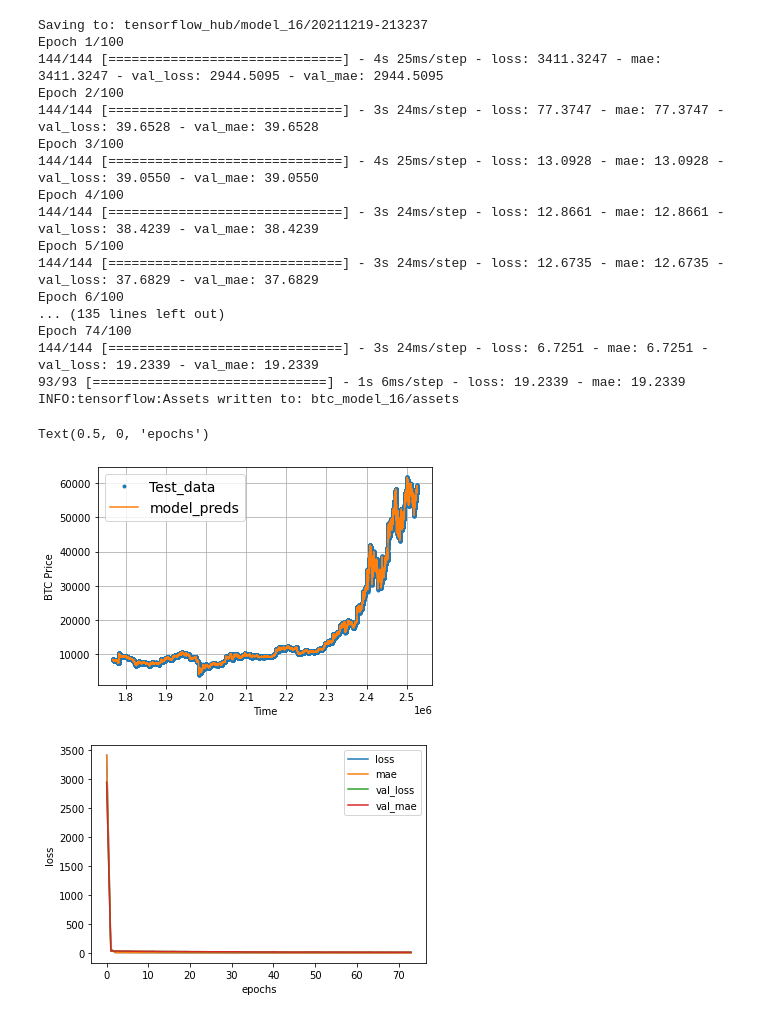
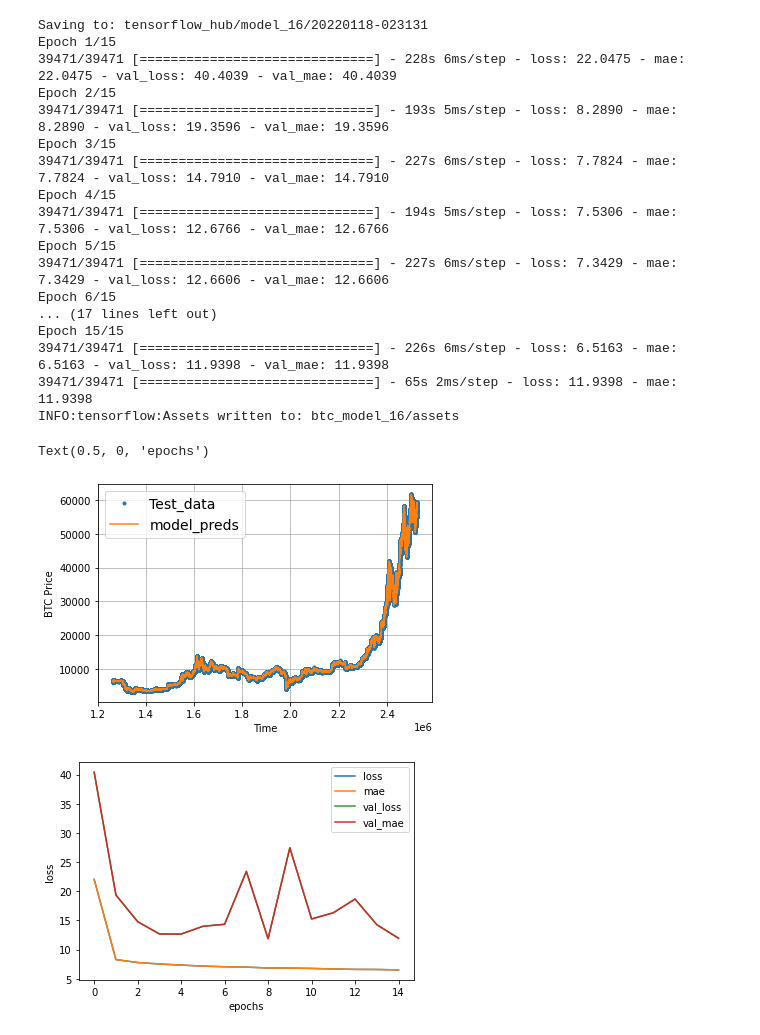
Before and after one commit to Khosraw/Science-Fair-2021-2022-Predicting-Human-Behavior-Buy-Sell-Activities-in-Markets-Using-Deep-Learning, a Jupyter notebook: SF_TF_BTC_Final.ipynb, the cells around one changed output. Cells and saved outputs as stored; diff of their text form; code cells hidden in the pictures.

```diff
--- a/SF_TF_BTC_Final.ipynb
+++ b/SF_TF_BTC_Final.ipynb
@@ -25,6 +25,12 @@ def create_tensorboard_callback(dir_name, experiment_name):
   print(f"Saving to: {log_dir}")
   return tensorboard_callback
 
+# ModelCheckpoint callback
+def create_model_checkpoint(model_name, save_path="model_experiments"):
+  return tf.keras.callbacks.ModelCheckpoint(filepath=os.path.join(save_path, model_name),
+                                            verbose=0,
+                                            save_best_only=True)
+
 # label windows into X values and y values
 def get_labelled_windows(x, horizon=1):
   return x[:, :-horizon], x[:, -horizon:]
@@ -42,19 +48,13 @@ def make_windows(x, window_size=7, horizon=1):
   return windows, labels
 
 # Make the train/test splits
-def make_train_test_splits(windows, labels, test_split=0.3):
+def make_train_test_splits(windows, labels, test_split=0.5):
   split_size = int(len(windows) * (1-test_split))
   train_windows = windows[:split_size]
   train_labels = labels[:split_size]
   test_windows = windows[split_size:]
   test_labels = labels[split_size:]
   return train_windows, test_windows, train_labels, test_labels
-
-# ModelCheckpoint callback
-def create_model_checkpoint(model_name, save_path="model_experiments"):
-  return tf.keras.callbacks.ModelCheckpoint(filepath=os.path.join(save_path, model_name),
-                                            verbose=0,
-                                            save_best_only=True)
 
 # plot the testing labels specific to the time-series problem
 def plot_time_series(timesteps, values, format='.', start=0, end=None, label=None):
@@ -70,13 +70,13 @@ def plot_time_series(timesteps, values, format='.', start=0, end=None, label=Non
 np.set_printoptions(precision=15, suppress=True)
 btc_data = pd.read_csv(
     "/content/output.csv",
-    names=["Time", "Open", "Tone"])
+    names=["Time", "Open", "Tone", "Volume", "Weighted Price"])
 
 ct = make_column_transformer(
     (MinMaxScaler(), ["Time"])
 )
 
-X_btc = btc_data[["Time", "Tone"]]
+X_btc = btc_data[["Time", "Tone", "Volume", "Weighted Price"]]
 y_btc = btc_data["Open"]
 
 ct.fit(X_btc, y_btc)
@@ -85,7 +85,7 @@ X_btc = ct.transform(X_btc)
 timesteps = btc_data.index.to_numpy()
 prices = btc_data["Open"].to_numpy()
 
-split_size = int(0.7 * len(prices))
+split_size = int(0.5 * len(prices))
 # Create train data splits (everything before the split)
 X_train_a, y_train_a = timesteps[:split_size], prices[:split_size]
 
@@ -99,6 +99,7 @@ full_windows, full_labels = make_windows(prices, window_size=WINDOW_SIZE, horizo
 X_train, X_test, y_train, y_test = make_train_test_splits(full_windows, full_labels)
 
 
+# early stopping callback
 early_stopping = tf.keras.callbacks.EarlyStopping(monitor="loss", patience=3)
 
 # simple dense model architecture
@@ -110,52 +111,52 @@ btc_model_16 = tf.keras.Sequential([
   layers.Dense(128, activation="relu"),
   layers.Dense(128, activation="relu"),
   layers.Dense(HORIZON, activation="linear")
 ], name="model_16")
 
 btc_model_16.compile(loss = "mae",
                     optimizer = tf.optimizers.Adam(learning_rate=0.00002),
                     metrics=["mae"])
 
 history = btc_model_16.fit(x=X_train, y=y_train,
-                          batch_size=12288,
+                          batch_size=32,
                           validation_data=(X_test, y_test),
-                          epochs=100,
+                          epochs=15,
                           callbacks=[early_stopping, create_model_checkpoint(model_name=btc_model_16.name), create_tensorboard_callback(dir_name="tensorflow_hub", experiment_name=btc_model_16.name)])
 
 # evaluate and predict
-btc_model_16.evaluate(X_test, y_test, batch_size=8192)
+btc_model_16.evaluate(X_test, y_test, batch_size=32)
 y_pred_1 = btc_model_16.predict(X_test)
 
 btc_model_16.save("btc_model_16")
 btc_model_16.save("btc_model_16.h5")
 
 offset=0
 plot_time_series(timesteps=X_test_a[-len(X_test):], values=y_test[:, 0], start=offset, label="Test_data")
 plot_time_series(timesteps=X_test_a[-len(X_test):], values=y_pred_1, start=offset, format="-", label="model_preds")
 
 # plot loss curve
 pd.DataFrame(history.history).plot()
 plt.ylabel("loss")
 plt.xlabel("epochs")
 # %% [output]
-Saving to: tensorflow_hub/model_16/20211219-213237
-Epoch 1/100
-144/144 [==============================] - 4s 25ms/step - loss: 3411.3247 - mae: 3411.3247 - val_loss: 2944.5095 - val_mae: 2944.5095
-Epoch 2/100
-144/144 [==============================] - 3s 24ms/step - loss: 77.3747 - mae: 77.3747 - val_loss: 39.6528 - val_mae: 39.6528
-Epoch 3/100
-144/144 [==============================] - 4s 25ms/step - loss: 13.0928 - mae: 13.0928 - val_loss: 39.0550 - val_mae: 39.0550
-Epoch 4/100
-144/144 [==============================] - 3s 24ms/step - loss: 12.8661 - mae: 12.8661 - val_loss: 38.4239 - val_mae: 38.4239
-Epoch 5/100
-144/144 [==============================] - 3s 24ms/step - loss: 12.6735 - mae: 12.6735 - val_loss: 37.6829 - val_mae: 37.6829
-Epoch 6/100
-... (135 lines left out)
-Epoch 74/100
-144/144 [==============================] - 3s 24ms/step - loss: 6.7251 - mae: 6.7251 - val_loss: 19.2339 - val_mae: 19.2339
-93/93 [==============================] - 1s 6ms/step - loss: 19.2339 - mae: 19.2339
+Saving to: tensorflow_hub/model_16/20220118-023131
+Epoch 1/15
+39471/39471 [==============================] - 228s 6ms/step - loss: 22.0475 - mae: 22.0475 - val_loss: 40.4039 - val_mae: 40.4039
+Epoch 2/15
+39471/39471 [==============================] - 193s 5ms/step - loss: 8.2890 - mae: 8.2890 - val_loss: 19.3596 - val_mae: 19.3596
+Epoch 3/15
+39471/39471 [==============================] - 227s 6ms/step - loss: 7.7824 - mae: 7.7824 - val_loss: 14.7910 - val_mae: 14.7910
+Epoch 4/15
+39471/39471 [==============================] - 194s 5ms/step - loss: 7.5306 - mae: 7.5306 - val_loss: 12.6766 - val_mae: 12.6766
+Epoch 5/15
+39471/39471 [==============================] - 227s 6ms/step - loss: 7.3429 - mae: 7.3429 - val_loss: 12.6606 - val_mae: 12.6606
+Epoch 6/15
+... (17 lines left out)
+Epoch 15/15
+39471/39471 [==============================] - 226s 6ms/step - loss: 6.5163 - mae: 6.5163 - val_loss: 11.9398 - val_mae: 11.9398
+39471/39471 [==============================] - 65s 2ms/step - loss: 11.9398 - mae: 11.9398
 INFO:tensorflow:Assets written to: btc_model_16/assets
 Text(0.5, 0, 'epochs')
-[figure, old version]
+[figure, new version]
-[figure, old version]
+[figure, new version]
 # %%
```
Also changed, not shown: parts of 5 cells of this notebook, 1 other file.
